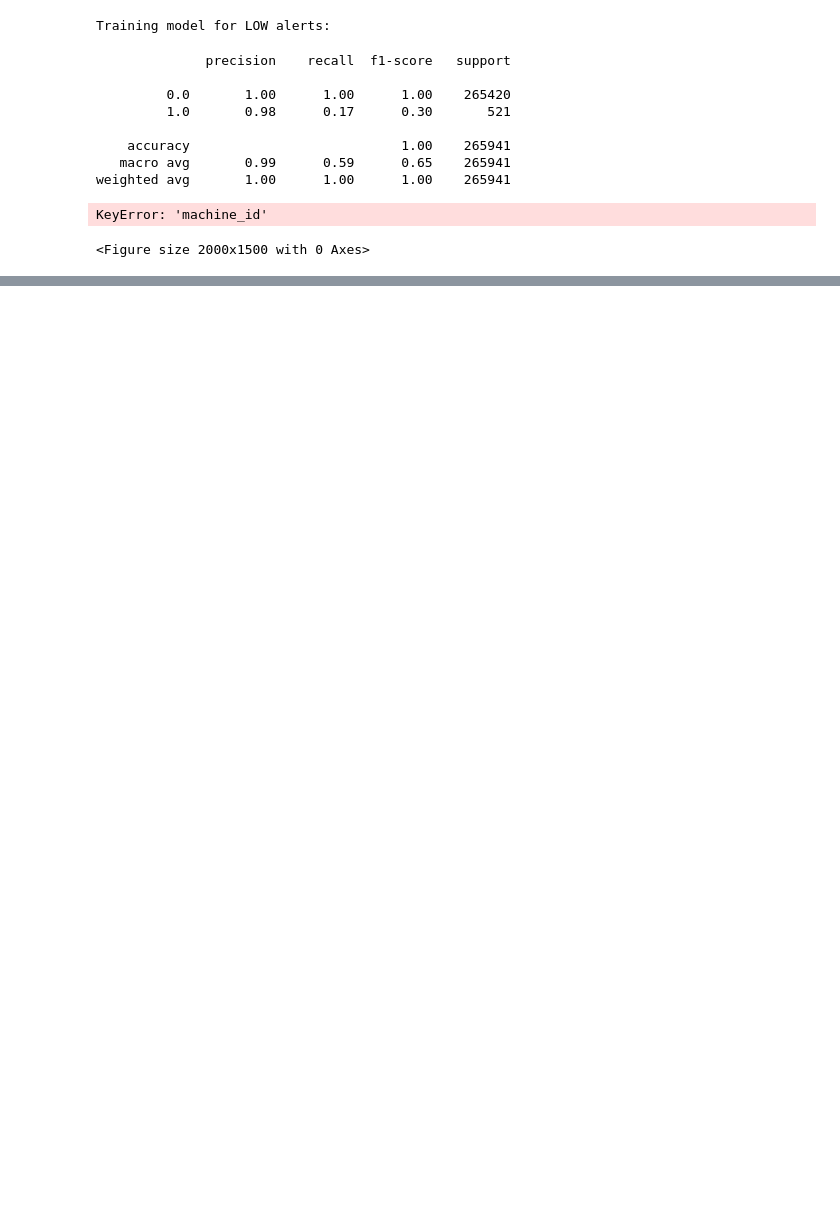
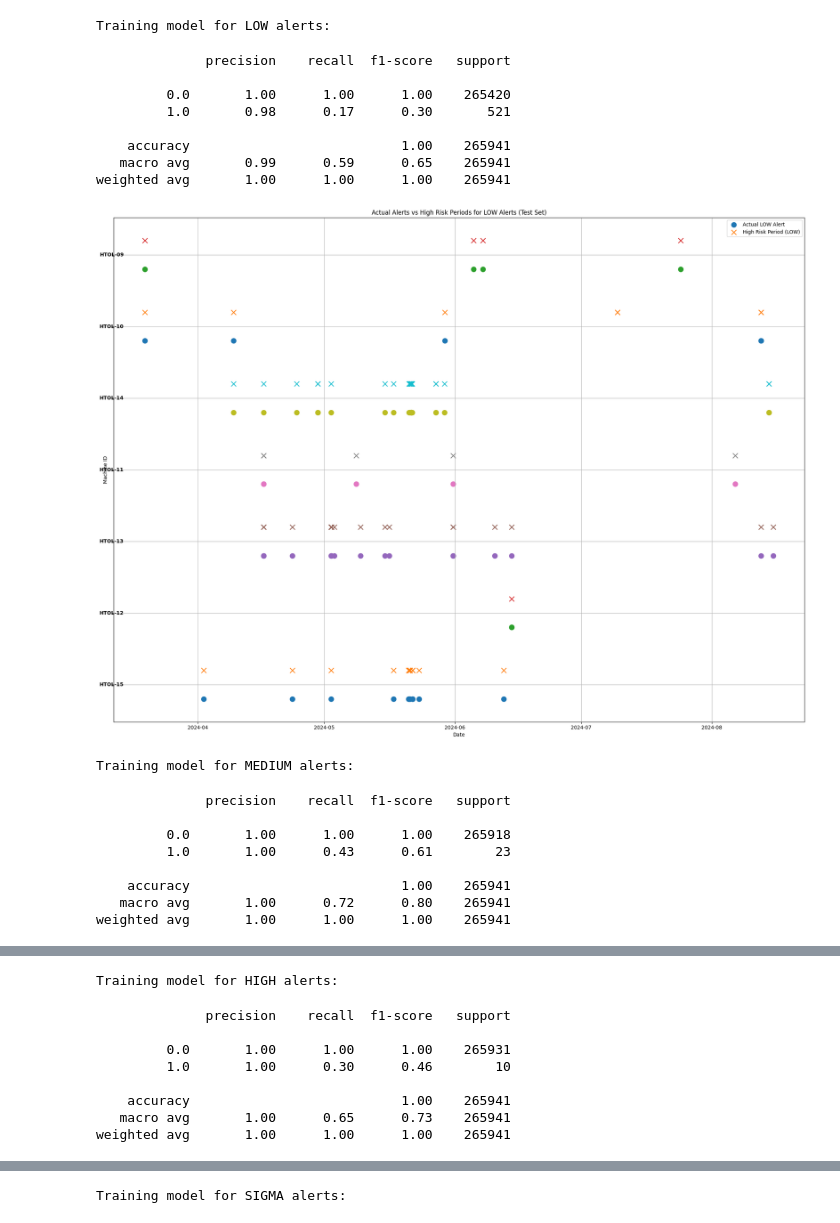
Before and after one commit to amoshnin/Work-HTOL.TMON, a Jupyter notebook: predictive_maintainance/ml_model4.1.ipynb, the cells around one changed output, grey strips where cells are left out. Cells and saved outputs as stored; diff of their text form; code cells hidden in the pictures; blank space fills up the shorter version.

```diff
--- a/predictive_maintainance/ml_model4.1.ipynb
+++ b/predictive_maintainance/ml_model4.1.ipynb
@@ -112,41 +112,50 @@ if condition:
 
     df = load_and_preprocess_data(folder)
     df = engineer_features(df)
 
     alert_types = ['LOW', 'MEDIUM', 'HIGH', 'SIGMA']
     models = {}
     scalers = {}
 
     for alert_type in alert_types:
         print(f"\nTraining model for {alert_type} alerts:")
         X, y = prepare_data_for_classification(df, alert_type, prediction_window)
 
         # Split data into training and testing sets
         X_train, X_test, y_train, y_test = train_test_split(X, y, test_size=0.2, random_state=42)
 
         model, scaler = train_and_evaluate_classifier(X_train, X_test, y_train, y_test)
         models[alert_type] = model
         scalers[alert_type] = scaler
 
-        visualize_alerts_test_set(X_test, model, scaler, alert_type, prediction_window, probability_threshold)
+        df_test = df.loc[y_test.index]
+        visualize_alerts_test_set(df_test, model, scaler, alert_type, prediction_window, probability_threshold)
 
-    # Example of making predictions for new data
-    new_data = df.iloc[-1:].copy()  # Use the last row as an example
-    for alert_type in alert_types:
-        features = ['ChlPrs', 'hour', 'day_of_week', 'month', 'is_weekend', 'rolling_mean', 'rolling_std'] + [f'time_since_{at}' for at in alert_types]
-        X_new = new_data[features]
-        X_new_scaled = scalers[alert_type].transform(X_new)
-        alert_probability = models[alert_type].predict_proba(X_new_scaled)[0, 1]
-        print(f"Probability of {alert_type} alert in the next {prediction_window} days: {alert_probability:.2f}")
+    # # Example of making predictions for new data
+    # new_data = df.iloc[-1:].copy()  # Use the last row as an example
+    # for alert_type in alert_types:
+    #     features = ['ChlPrs', 'hour', 'day_of_week', 'month', 'is_weekend', 'rolling_mean', 'rolling_std'] + [f'time_since_{at}' for at in alert_types]
+    #     X_new = new_data[features]
+    #     X_new_scaled = scalers[alert_type].transform(X_new)
+    #     alert_probability = models[alert_type].predict_proba(X_new_scaled)[0, 1]
+    #     print(f"Probability of {alert_type} alert in the next {prediction_window} days: {alert_probability:.2f}")
 # %% [output]
 Training model for LOW alerts:
               precision    recall  f1-score   support
 
          0.0       1.00      1.00      1.00    265420
          1.0       0.98      0.17      0.30       521
 
     accuracy                           1.00    265941
    macro avg       0.99      0.59      0.65    265941
 weighted avg       1.00      1.00      1.00    265941
+[figure, added]
-KeyError: 'machine_id'
+Training model for MEDIUM alerts:
-<Figure size 2000x1500 with 0 Axes>
+              precision    recall  f1-score   support
+
+         0.0       1.00      1.00      1.00    265918
+         1.0       1.00      0.43      0.61        23
+
+    accuracy                           1.00    265941
+   macro avg       1.00      0.72      0.80    265941
+weighted avg       1.00      1.00      1.00    265941
@@ -152,0 +163,9 @@ KeyError: 'machine_id'
+Training model for HIGH alerts:
+              precision    recall  f1-score   support
+
+         0.0       1.00      1.00      1.00    265931
+         1.0       1.00      0.30      0.46        10
+
+    accuracy                           1.00    265941
+   macro avg       1.00      0.65      0.73    265941
+weighted avg       1.00      1.00      1.00    265941
@@ -152,0 +173 @@ KeyError: 'machine_id'
+Training model for SIGMA alerts:
```
Also changed, not shown: parts of 3 cells of this notebook.
